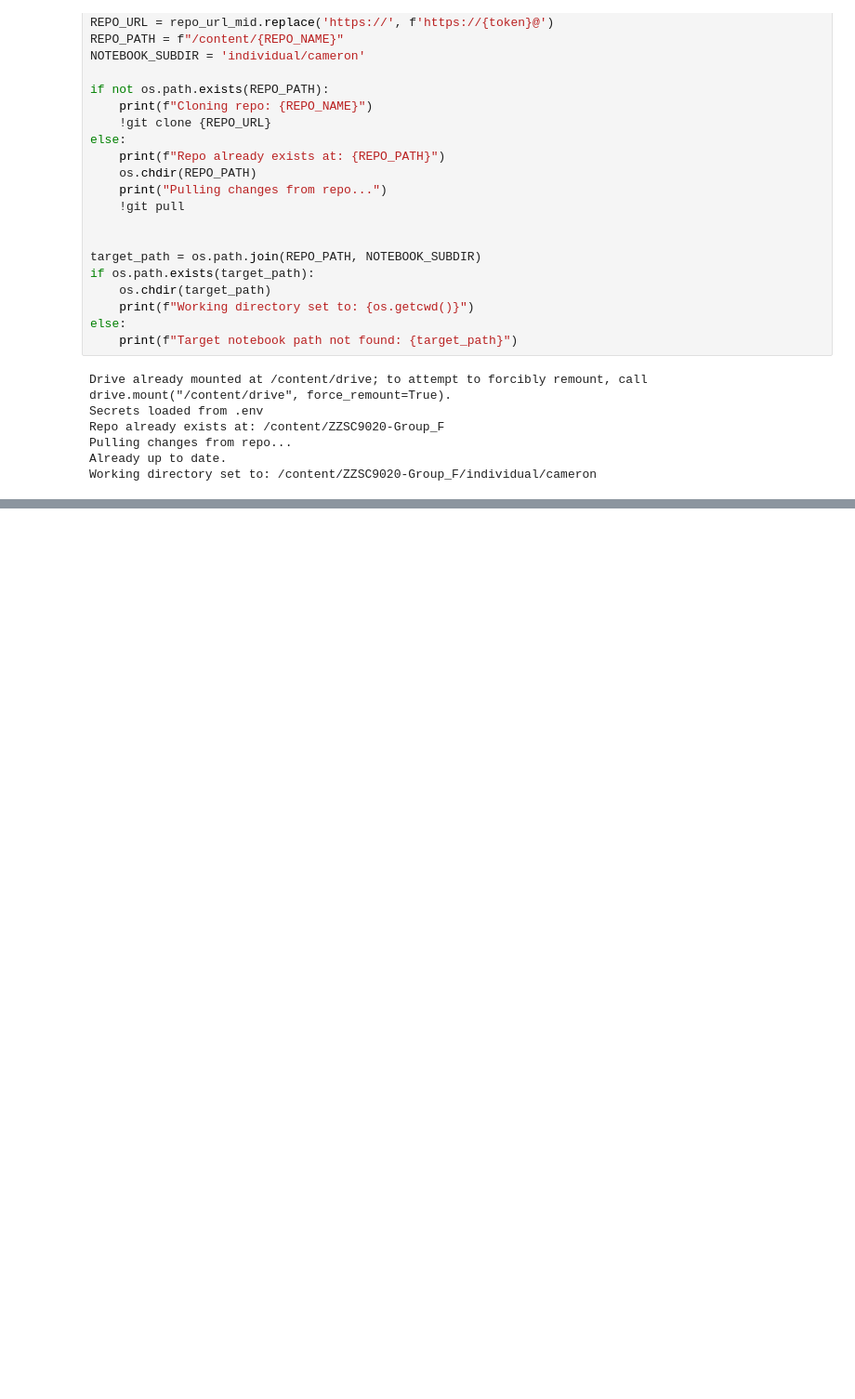
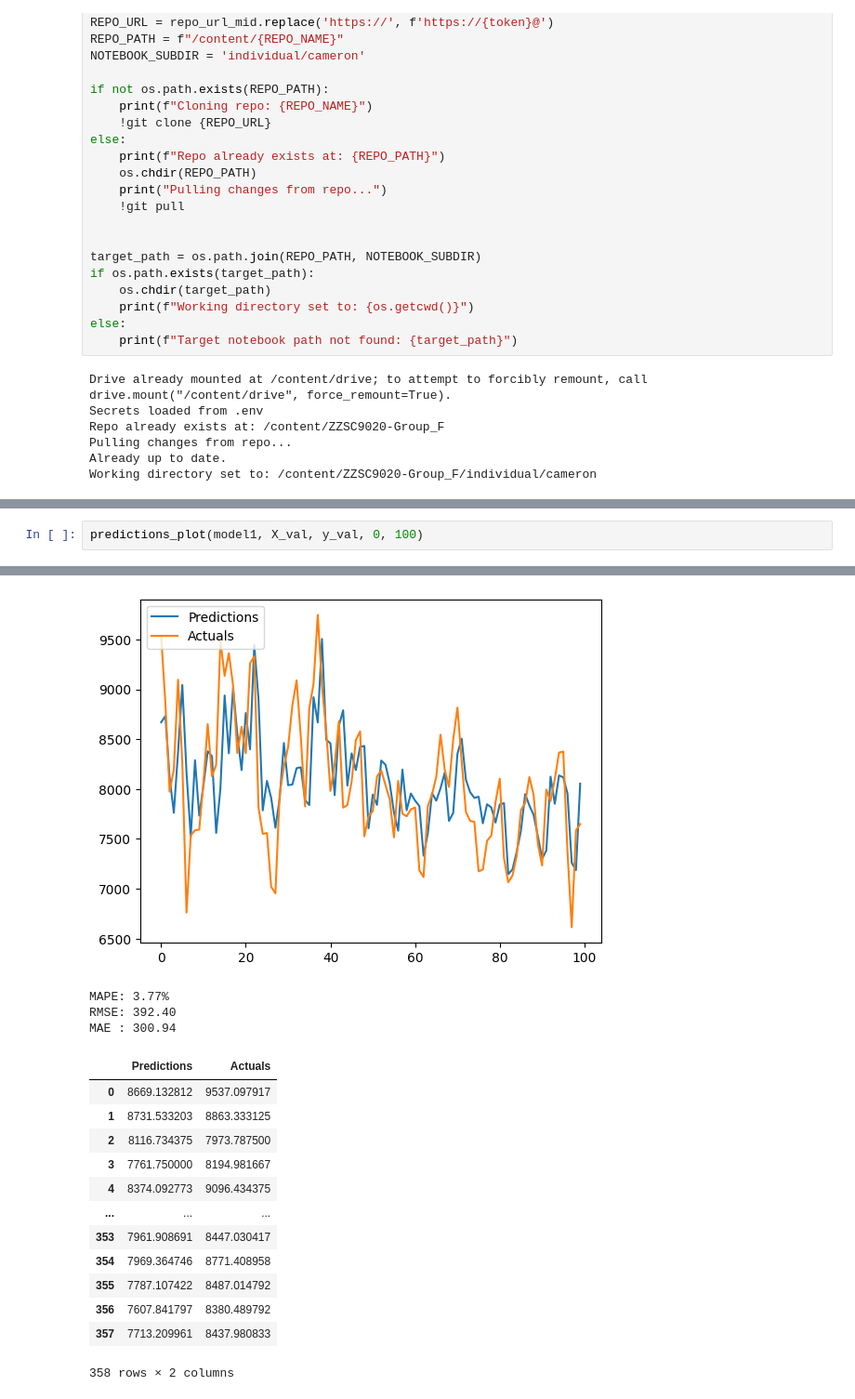
Before and after one commit to harrybirdnz/ZZSC9020-Group_F, a Jupyter notebook: individual/cameron/LSTM.ipynb, the cells around one changed output, grey strips where cells are left out. Shown at 93% size. Drawn from its saved outputs; the diff is of its cells as text; blank space fills up the shorter version.

```diff
--- a/individual/cameron/LSTM.ipynb
+++ b/individual/cameron/LSTM.ipynb
@@ -62,0 +319,3 @@ test_df.head()
+# %%
+predictions_plot(model1, X_val, y_val, 0, 100)
+# %% [output]
@@ -62,0 +324,17 @@ test_df.head()
+[figure, added]
+MAPE: 3.77%
+RMSE: 392.40
+MAE : 300.94
+|  | Predictions | Actuals |
+| 0 | 8669.132812 | 9537.097917 |
+| 1 | 8731.533203 | 8863.333125 |
+| 2 | 8116.734375 | 7973.787500 |
+| 3 | 7761.750000 | 8194.981667 |
+| 4 | 8374.092773 | 9096.434375 |
+| ... | ... | ... |
+| 353 | 7961.908691 | 8447.030417 |
+| 354 | 7969.364746 | 8771.408958 |
+| 355 | 7787.107422 | 8487.014792 |
+| 356 | 7607.841797 | 8380.489792 |
+| 357 | 7713.209961 | 8437.980833 |
+358 rows × 2 columns
```
Also changed, not shown: parts of 105 cells of this notebook.
